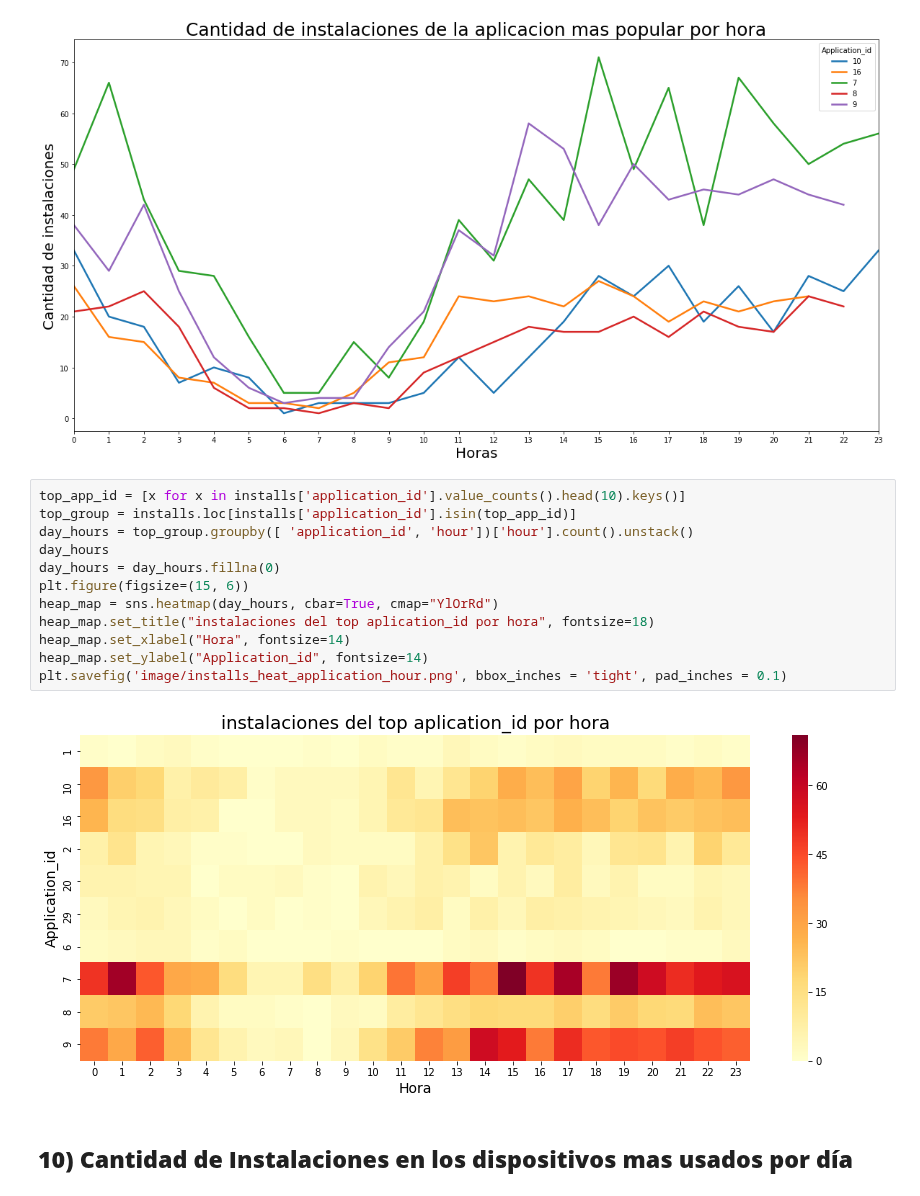
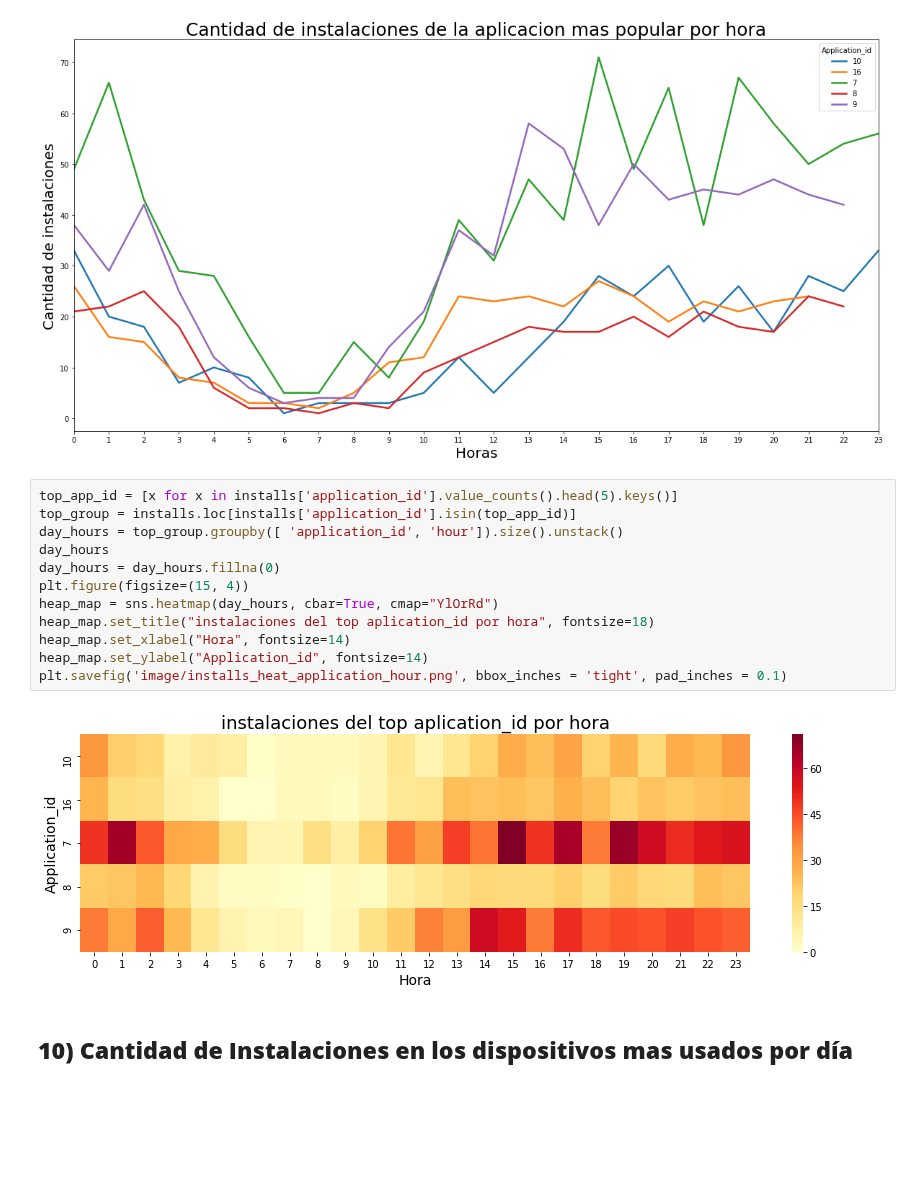
Before and after one commit to Elianagam/orgaDatosTp1, a Jupyter notebook: installs.ipynb, the cells around one changed output. Cells and saved outputs as stored; diff of their text form; blank space fills up the shorter version.

```diff
--- a/installs.ipynb
+++ b/installs.ipynb
@@ -210,19 +207,19 @@ plt.show()
 # %% [output]
 [figure]
 # %%
-top_app_id = [x for x in installs['application_id'].value_counts().head(10).keys()]
+top_app_id = [x for x in installs['application_id'].value_counts().head(5).keys()]
 top_group = installs.loc[installs['application_id'].isin(top_app_id)]
-day_hours = top_group.groupby([ 'application_id', 'hour'])['hour'].count().unstack()
+day_hours = top_group.groupby([ 'application_id', 'hour']).size().unstack()
 day_hours
 day_hours = day_hours.fillna(0)
-plt.figure(figsize=(15, 6))
+plt.figure(figsize=(15, 4))
 heap_map = sns.heatmap(day_hours, cbar=True, cmap="YlOrRd")
 heap_map.set_title("instalaciones del top aplication_id por hora", fontsize=18)
 heap_map.set_xlabel("Hora", fontsize=14)
 heap_map.set_ylabel("Application_id", fontsize=14)
 plt.savefig('image/installs_heat_application_hour.png', bbox_inches = 'tight', pad_inches = 0.1)
 # %% [output]
-[figure, old version]
+[figure, new version]
 # %% [markdown]
 ## **10) Cantidad de Instalaciones en los dispositivos mas usados por día**
 # %%
```
Also changed, not shown: parts of 15 cells of this notebook, 1 other file.
